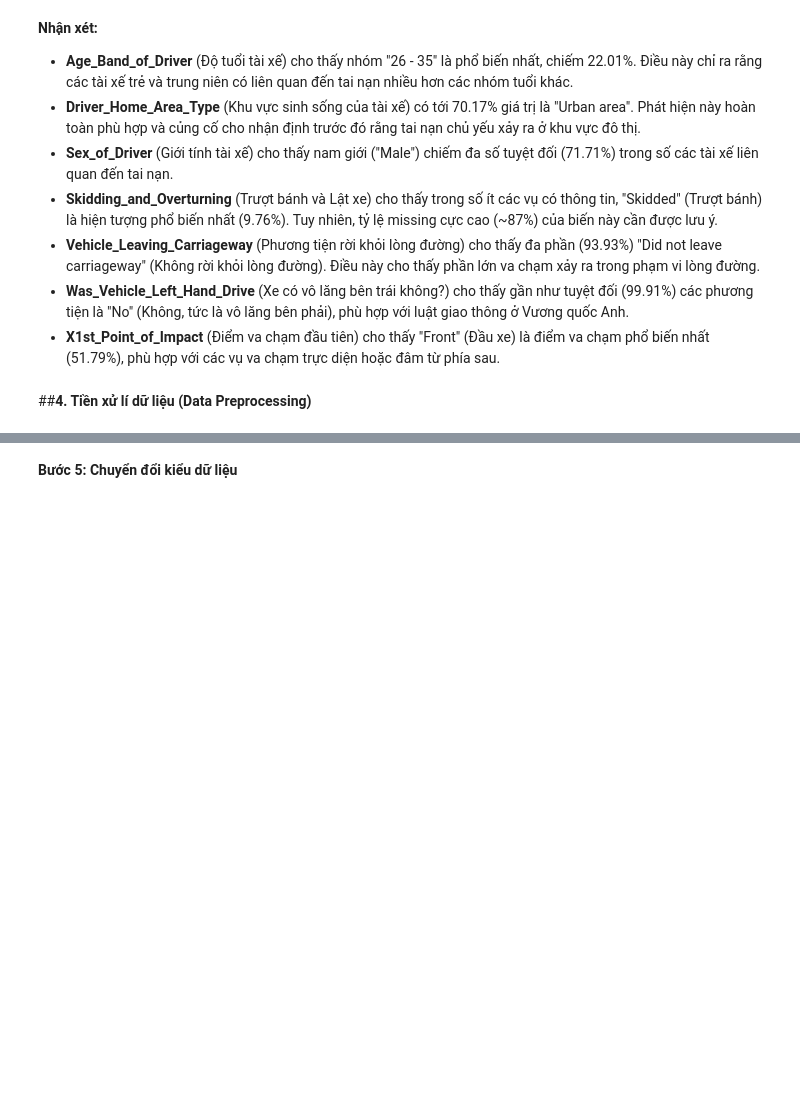
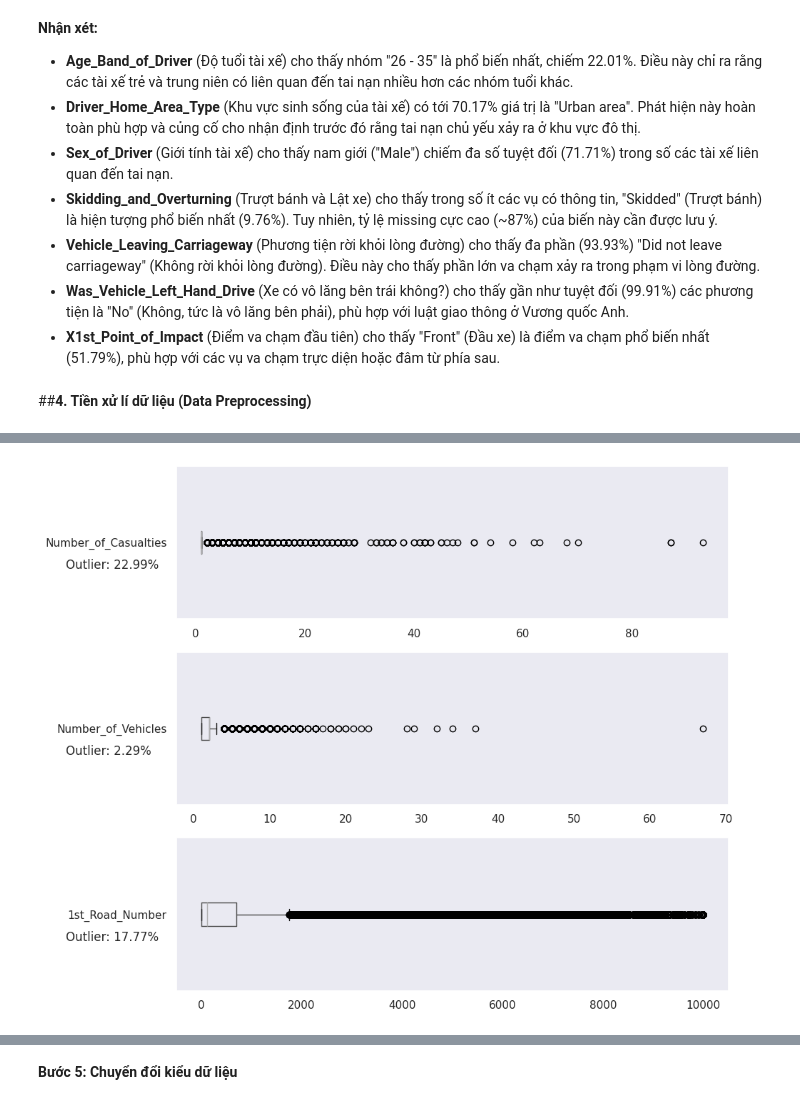
Before and after one commit to mihhwiNick/DA_project, a Jupyter notebook: UK_Road_Traffic_Accident_DA.ipynb, the cells around one changed output, grey strips where cells are left out. Drawn from its saved outputs; the diff is of its cells as text; code cells hidden in the pictures; blank space fills up the shorter version.

```diff
--- a/UK_Road_Traffic_Accident_DA.ipynb
+++ b/UK_Road_Traffic_Accident_DA.ipynb
@@ -497,3 +490,7 @@ display(description_object[['count', 'unique', 'top', 'freq', 'most_frequent_cou
 + **X1st_Point_of_Impact** (Điểm va chạm đầu tiên) cho thấy "Front" (Đầu xe) là điểm va chạm phổ biến nhất (51.79%), phù hợp với các vụ va chạm trực diện hoặc đâm từ phía sau.
 # %% [markdown]
 ##**4. Tiền xử lí dữ liệu (Data Preprocessing)**
+# %%
+# Tạo bản sao để thử nghiệm
+accidents_draft1 = Accident.copy()
+vehicle_draft1 = Vehicle.copy()
@@ -499,0 +501,7 @@ display(description_object[['count', 'unique', 'top', 'freq', 'most_frequent_cou
+# %%
+column_to_drops = ['2nd_Road_Class','2nd_Road_Number','Did_Police_Officer_Attend_Scene_of_Accident',
+                   'Latitude', 'Longitude','Location_Easting_OSGR', 'Location_Northing_OSGR',
+                   'LSOA_of_Accident_Location','Pedestrian_Crossing-Human_Control','InScotland',
+                   'Pedestrian_Crossing-Physical_Facilities', 'Carriageway_Hazards','Special_Conditions_at_Site']
+accidents_draft1 = accidents_draft1.drop(columns = column_to_drops)
+print(f"Sau khi xóa: {accidents_draft1.shape}")
@@ -499,0 +541,32 @@ display(description_object[['count', 'unique', 'top', 'freq', 'most_frequent_cou
+# %%
+num_cols = ['Number_of_Casualties', 'Number_of_Vehicles', '1st_Road_Number']
+sns.set(style='darkgrid')
+fig, axes = plt.subplots(3, 1, figsize=(10, 8))
+
+for ax, col in zip(axes, num_cols):
+    # Tính toán outlier cho từng biến
+    Q1 = accidents_draft1[col].quantile(0.25)
+    Q3 = accidents_draft1[col].quantile(0.75)
+    IQR = Q3 - Q1
+    lower_bound = Q1 - 1.5 * IQR
+    upper_bound = Q3 + 1.5 * IQR
+
+    # Đếm số lượng outlier
+    outlier_count = accidents_draft1[
+        (accidents_draft1[col] < lower_bound) |
+        (accidents_draft1[col] > upper_bound)
+    ].shape[0]
+
+    total_count = accidents_draft1.shape[0]
+    outlier_percentage = (outlier_count / total_count) * 100
+
+    # Vẽ boxplot
+    bp = accidents_draft1.boxplot(column=col, grid=False, vert=False, ax=ax)
+    ax.text(-0.2, 0.35, f'Outlier: {outlier_percentage:.2f}%',
+            transform=ax.transAxes, fontsize=12,
+            verticalalignment='center', horizontalalignment='left')
+
+plt.tight_layout()
+plt.show()
+# %% [output]
+[figure, added]
```
Also changed, not shown: parts of 27 cells of this notebook.
